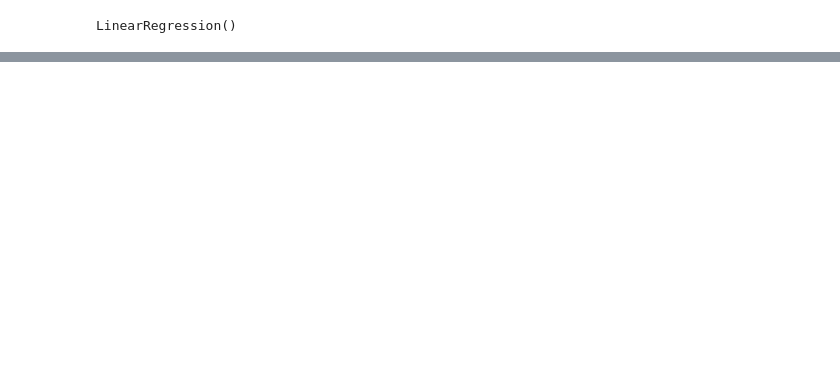
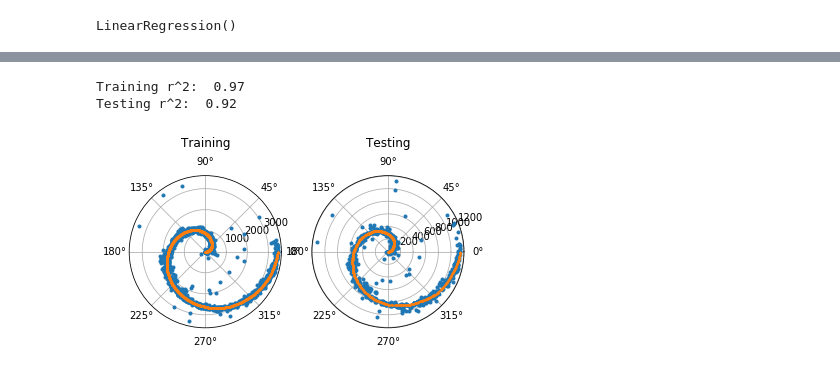
Before and after one commit to sekunder/NMA_Project, a Jupyter notebook: Decoding Orientation Models.ipynb, the cells around one changed output, grey strips where cells are left out. Saved outputs shown, nothing was run; the diff lists cells and outputs as text; code cells hidden in the pictures; blank space fills up the shorter version.

```diff
--- a/Decoding Orientation Models.ipynb
+++ b/Decoding Orientation Models.ipynb
@@ -128,0 +121,18 @@ Testing r^2:  0.46
+# %%
+idx = np.argsort(y_train)
+y_train_2d = np.zeros((len(y_train),2))
+y_train_2d[:,0], y_train_2d[:,1] =  np.cos(y_train) ,  np.sin(y_train)
+
+y_test_2d = np.zeros((len(y_test),2))
+y_test_2d[:,0], y_test_2d[:,1] =  np.cos(y_test) ,  np.sin(y_test)
+# %%
+from sklearn.neural_network import MLPRegressor
+mod3 = MLPRegressor(solver='lbfgs',activation= 'tanh' , alpha=1e-5, hidden_layer_sizes=(20,2), random_state=1, max_iter = 1e3)
+mod3.fit(X_train, y_train_2d)
+o1 = mod3.predict(X_train)
+o2 = mod3.predict(X_test)
+plot_model_results(np.arctan2(o1[:,1], o1[:,0]), y_train, np.arctan2(o2[:,1], o2[:,0]), y_test)
+# %% [output]
+Training r^2:  0.97
+Testing r^2:  0.92
+[figure, added]
```
Also changed, not shown: parts of 7 cells of this notebook.
